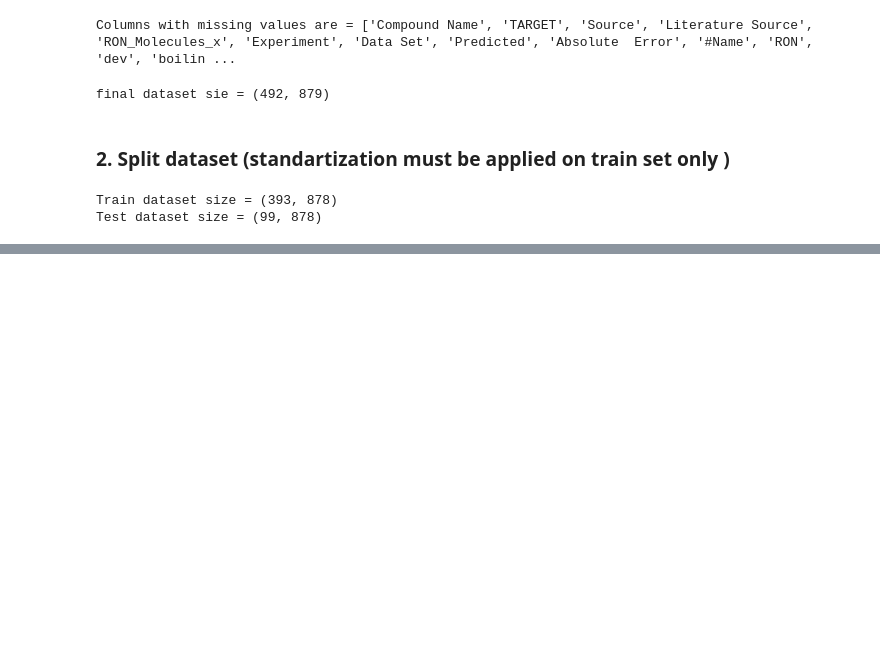
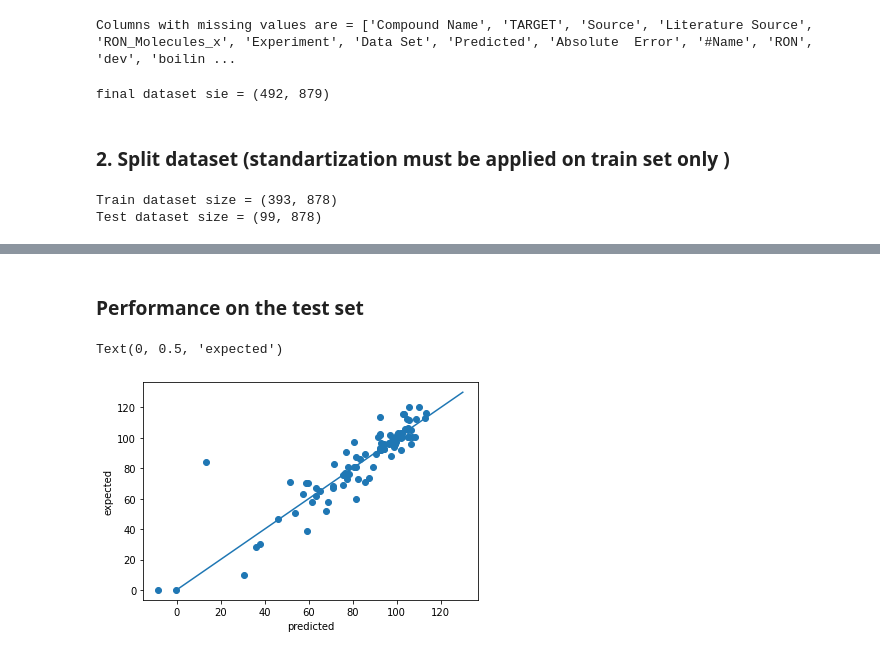
Before and after one commit to SergeyAnufriev/biofuels, a Jupyter notebook: Octane_latest.ipynb, the cells around one changed output, grey strips where cells are left out. Drawn from its saved outputs; the diff is of its cells as text; code cells hidden in the pictures; blank space fills up the shorter version.

```diff
--- a/Octane_latest.ipynb
+++ b/Octane_latest.ipynb
@@ -235,0 +75,2 @@ plt.plot(np.linspace(0,130,10),np.linspace(0,130,10))
+# %%
+X_train  = Filter_.transform(sc.transform(X_train),y_train)
@@ -235,0 +93,4 @@ plt.plot(np.linspace(0,130,10),np.linspace(0,130,10))
+# %%
+ml_model = Model('SVM',X_train,y_train,120)
+
+model_   = ml_model.build_model()
@@ -235,0 +115,14 @@ plt.plot(np.linspace(0,130,10),np.linspace(0,130,10))
+# %% [markdown]
+### Performance on the test set
+# %%
+# Calculate prediction errors
+y_pred_test = model_.predict(sc.transform(X_test)[X_train.columns[1:]])
+mae         = np.abs(y_test.values-y_pred_test)
+# %%
+plt.scatter(y_pred_test,y_test)
+plt.plot(np.linspace(0,130,10),np.linspace(0,130,10))
+plt.xlabel('predicted')
+plt.ylabel('expected')
+# %% [output]
+Text(0, 0.5, 'expected')
+[figure, added]
```
Also changed, not shown: parts of 44 cells of this notebook.
